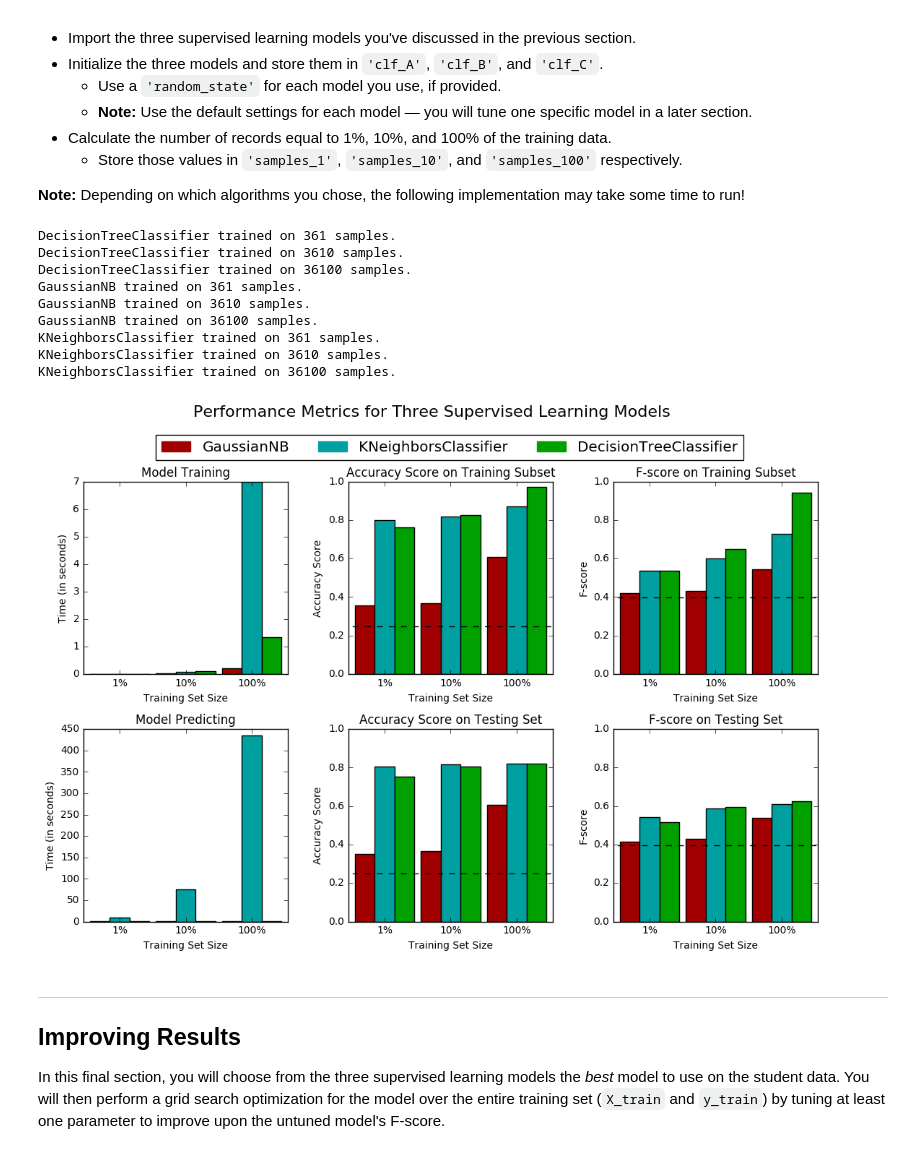
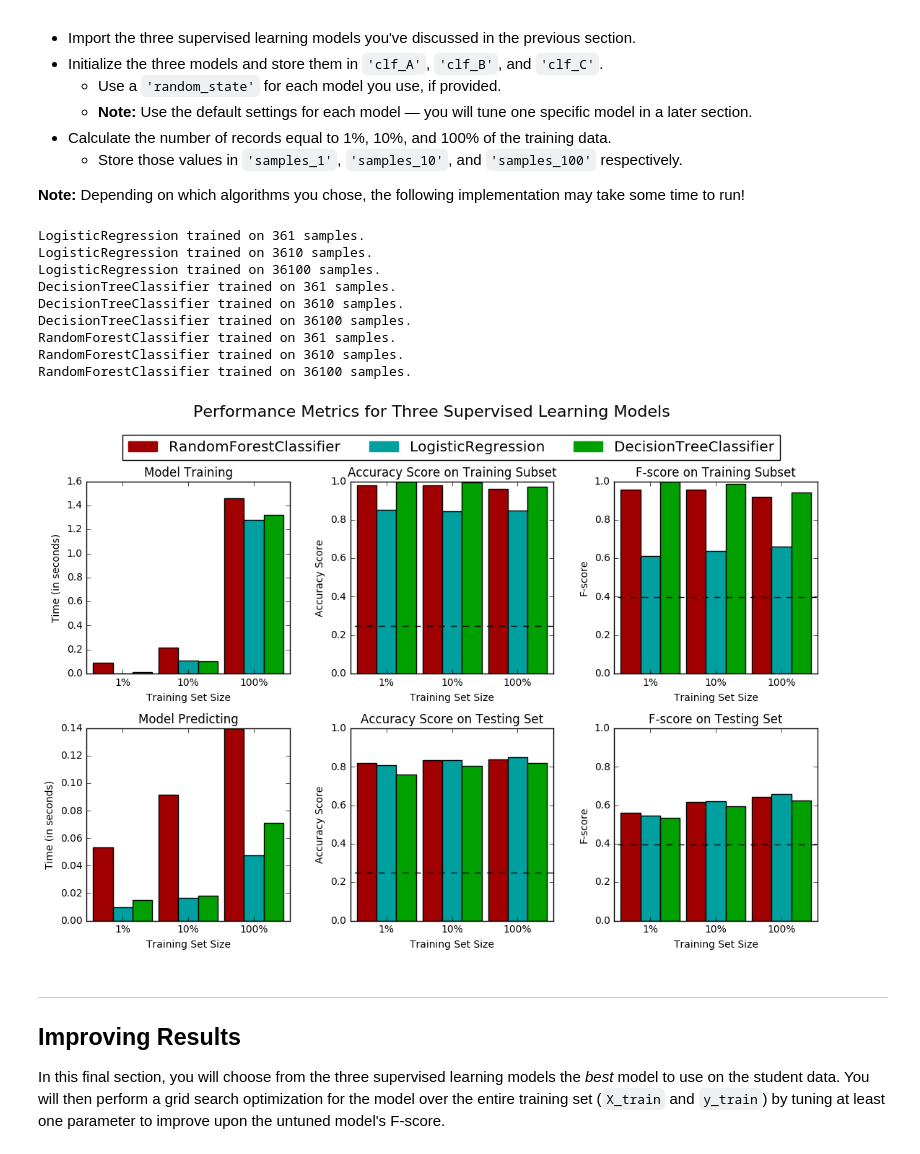
Before and after one commit to zealouz/ml_nanodegree, a Jupyter notebook: finding_donors/finding_donors.ipynb, the cells around one changed output. Drawn from its saved outputs; the diff is of its cells as text; code cells hidden in the pictures.

Commit message:
Chose three models for the project.

```diff
--- a/finding_donors/finding_donors.ipynb
+++ b/finding_donors/finding_donors.ipynb
@@ -266,8 +271,6 @@ def train_predict(learner, sample_size, X_train, y_train, X_test, y_test):
 
     results = {}
 
-   # print y_train[:sample_size]
-
     # TODO: Fit the learner to the training data using slicing with 'sample_size'
     start = time() # Get start time
     learner.fit(X_train[:sample_size], y_train[:sample_size].values.ravel())
@@ -280,20 +283,20 @@ def train_predict(learner, sample_size, X_train, y_train, X_test, y_test):
     #       then get predictions on the first 300 training samples
     start = time() # Get start time
     predictions_test = learner.predict(X_test)
-    predictions_train = learner.predict(X_train)
+    predictions_train = learner.predict(X_train[:sample_size])
     end = time() # Get end time
 
     # TODO: Calculate the total prediction time
     results['pred_time'] = (end - start)
 
     # TODO: Compute accuracy on the first 300 training samples
-    results['acc_train'] = accuracy_score(y_train, predictions_train)
+    results['acc_train'] = accuracy_score(y_train[:sample_size], predictions_train)
 
     # TODO: Compute accuracy on test set
     results['acc_test'] = accuracy_score(y_test, predictions_test)
 
     # TODO: Compute F-score on the the first 300 training samples
-    results['f_train'] = f1_score(y_train, predictions_train)
+    results['f_train'] = f1_score(y_trainV, predictions_train)
 
     # TODO: Compute F-score on the test set
     results['f_test'] = f1_score(y_test, predictions_test)
@@ -316,44 +319,58 @@ In the code cell, you will need to implement the following:
 **Note:** Depending on which algorithms you chose, the following implementation may take some time to run!
 # %%
 # TODO: Import the three supervised learning models from sklearn
+from sklearn.linear_model import LogisticRegression
 from sklearn.tree import DecisionTreeClassifier
-from sklearn.naive_bayes import GaussianNB
-from sklearn.neighbors import KNeighborsClassifier
+from sklearn.ensemble import RandomForestClassifier
+#from sklearn.naive_bayes import GaussianNB
+#from sklearn.neighbors import KNeighborsClassifier
+#from sklearn.linear_model import SGDClassifier
+#from sklearn.svm import SVC
+#from sklearn.ensemble import BaggingClassifier
+#from sklearn.ensemble import AdaBoostClassifier
+#from sklearn.ensemble import GradientBoostingClassifier
 
 # TODO: Initialize the three models
-clf_A = DecisionTreeClassifier()
-clf_B = GaussianNB()
-clf_C = KNeighborsClassifier()
+clf_A = LogisticRegression()
+clf_B = DecisionTreeClassifier()
+clf_C = RandomForestClassifier()
+#clf_B = SVC()
 #clf_B = GaussianNB()
+#clf_B = SGDClassifier()
 #clf_C = KNeighborsClassifier()
+#clf_A = GaussianNB()
+#clf_C = KNeighborsClassifier()
+#clf_B = AdaBoostClassifier()
+#clf_C = GradientBoostingClassifier()
+#clf_B = BaggingClassifier(SGDClassifier())
 
 # TODO: Calculate the number of samples for 1%, 10%, and 100% of the training data
 samples_1 = len(X_train)/100*1
 samples_10 = samples_1*10
 samples_100 = samples_1*100
 
 # Collect results on the learners
 results = {}
 for clf in [clf_A, clf_B, clf_C]:
     clf_name = clf.__class__.__name__
     results[clf_name] = {}
     for i, samples in enumerate([samples_1, samples_10, samples_100]):
         results[clf_name][i] = \
         train_predict(clf, samples, X_train, y_train, X_test, y_test)
 
 # Run metrics visualization for the three supervised learning models chosen
 vs.evaluate(results, accuracy, fscore)
 # %% [output]
+LogisticRegression trained on 361 samples.
+LogisticRegression trained on 3610 samples.
+LogisticRegression trained on 36100 samples.
 DecisionTreeClassifier trained on 361 samples.
 DecisionTreeClassifier trained on 3610 samples.
 DecisionTreeClassifier trained on 36100 samples.
-GaussianNB trained on 361 samples.
-GaussianNB trained on 3610 samples.
-GaussianNB trained on 36100 samples.
-KNeighborsClassifier trained on 361 samples.
-KNeighborsClassifier trained on 3610 samples.
-KNeighborsClassifier trained on 36100 samples.
+RandomForestClassifier trained on 361 samples.
+RandomForestClassifier trained on 3610 samples.
+RandomForestClassifier trained on 36100 samples.
-[figure, old version]
+[figure, new version]
 # %% [markdown]
 ----
 ## Improving Results
```
Also changed, not shown: parts of 2 cells of this notebook.
